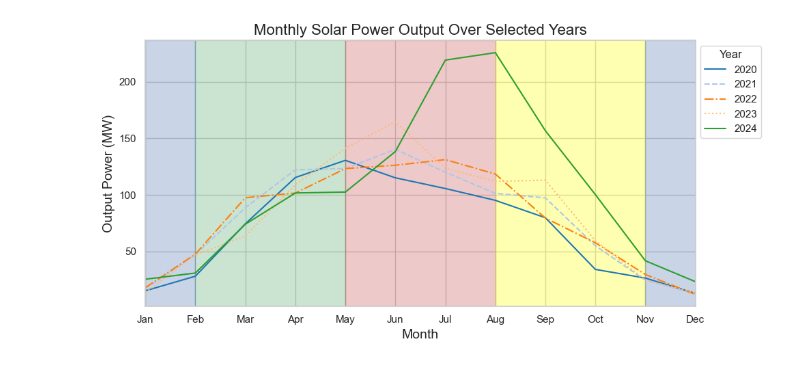
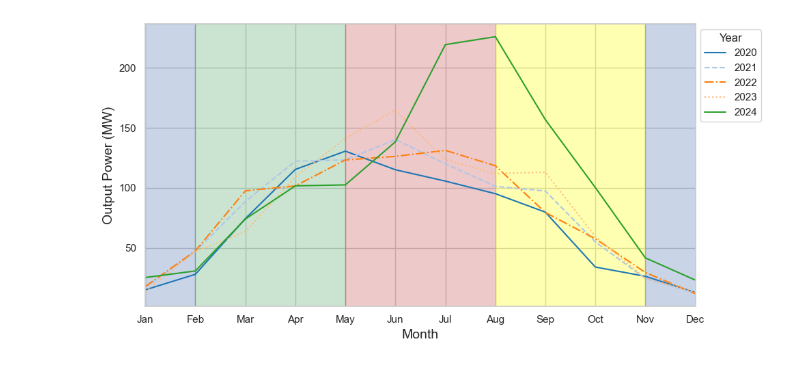
Before and after one commit to buntueng/R-PV-Forecasting, a Jupyter notebook: plotting_season.ipynb, the cells around one changed output. Drawn from its saved outputs; the diff is of its cells as text; code cells hidden in the pictures.

```diff
--- a/plotting_season.ipynb
+++ b/plotting_season.ipynb
@@ -30,32 +30,31 @@ line_styles = ['-', '--', '-.', ':']
 # Step 3: Plot the data
 plt.figure(figsize=(10, 5))
 sns.set(style="whitegrid")
 
 # Use a predefined color palette from seaborn
 palette = sns.color_palette("tab20", len(filtered_data.columns))
 
 # Loop through each year and plot the monthly data with different line styles
 for i, (year, style) in enumerate(zip(filtered_data.columns, line_styles * (len(filtered_data.columns) // len(line_styles) + 1))):
     plt.plot(filtered_data.index, filtered_data[year], label=str(year), color=palette[i], linestyle=style)
 
 # Customize the plot
-plt.title("Monthly Solar Power Output Over Selected Years", fontsize=16)
 plt.xlabel("Month", fontsize=14)
 plt.ylabel("Output Power (MW)", fontsize=14)
 plt.xticks(ticks=range(1, 13), labels=month)
 plt.xticks(ticks=range(1, 13), labels=month, horizontalalignment='center')
 plt.xlim(1, 12)
 plt.legend(title="Year", loc="upper left", bbox_to_anchor=(1, 1))
 
 # Add background color for each season
 plt.axvspan(2, 5, color='g', alpha=0.3, label='Spring')
 plt.axvspan(5, 8, color='r', alpha=0.3, label='Summer')
 plt.axvspan(8, 11, color='yellow', alpha=0.3, label='Autumn')
 plt.axvspan(1, 2, color='b', alpha=0.3, label='Winter')
 plt.axvspan(11, 12, color='b', alpha=0.3)
 
 # Adjust layout and show the plot
 plt.tight_layout()
 plt.show()
 # %% [output]
-[figure, old version]
+[figure, new version]
```
